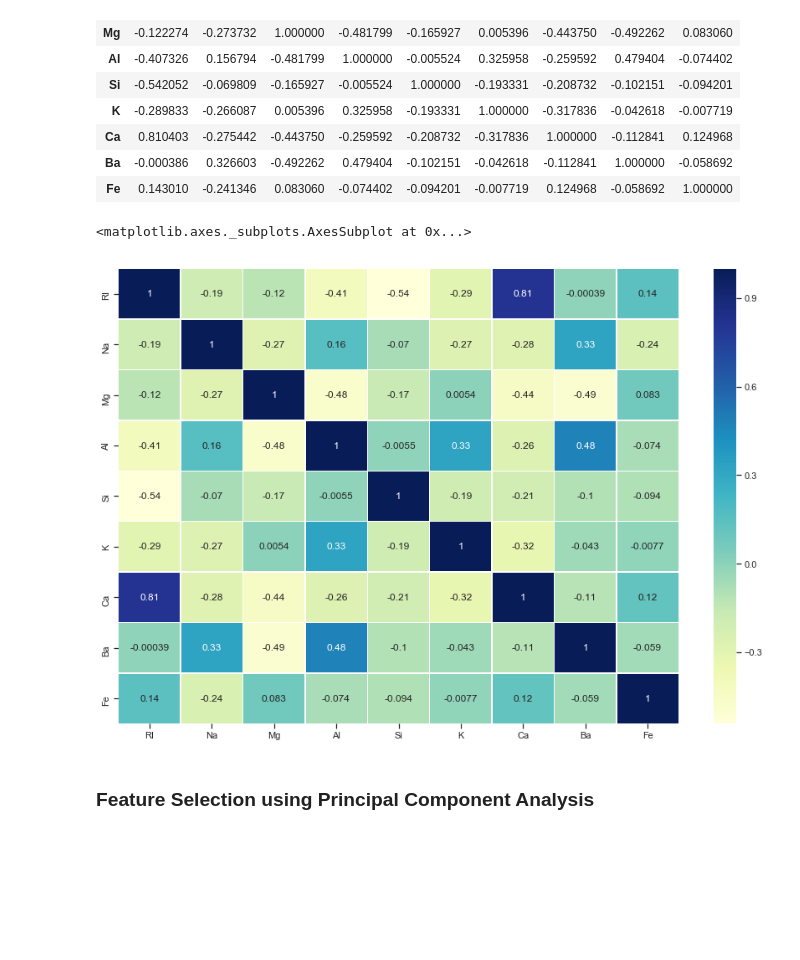
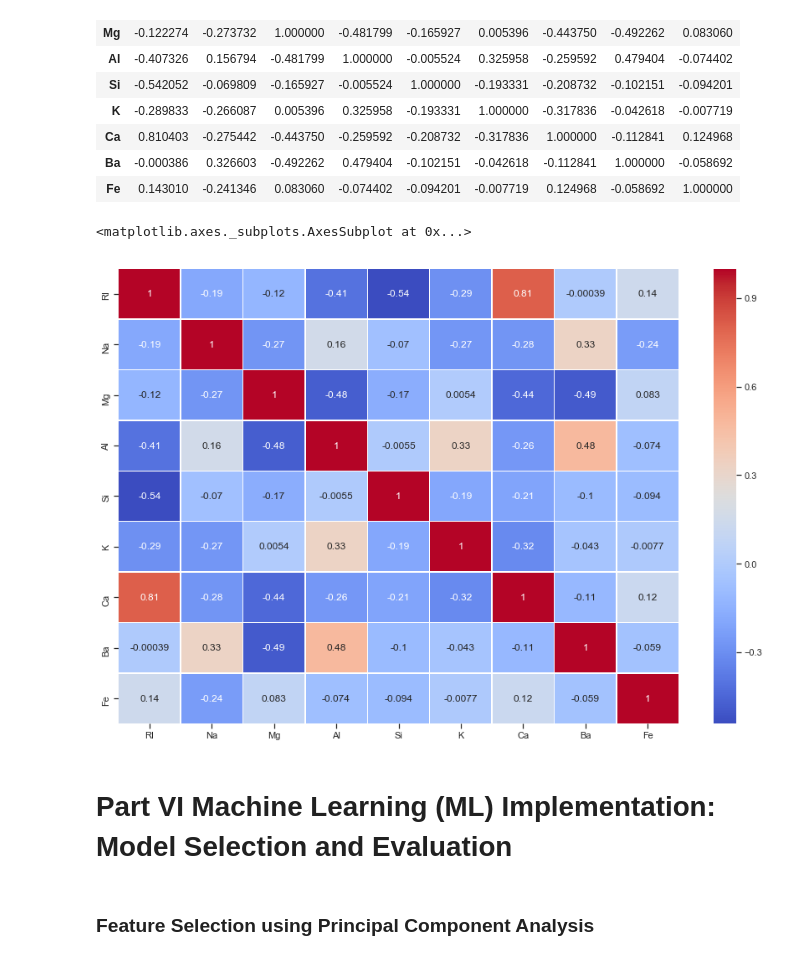
Before and after one commit to YavuzSelimGugen/BLM432E, a Jupyter notebook: Final/GlassV2.ipynb, the cells around one changed output. Saved outputs shown, nothing was run; the diff lists cells and outputs as text; code cells hidden in the pictures; blank space fills up the shorter version.

```diff
--- a/Final/GlassV2.ipynb
+++ b/Final/GlassV2.ipynb
@@ -111,0 +117,3 @@ Text(0.5, 1.0, 'Count of Glass Types')
+# %%
+from scipy import stats
+glass_df = glass_df[(np.abs(stats.zscore(glass_df)) < 3).all(axis=1)]
@@ -175,10 +185,12 @@ glass_df[['RI','Na','Mg','Al','Si','K','Ca','Ba','Fe']].corr()
 | Fe | 0.143010 | -0.241346 | 0.083060 | -0.074402 | -0.094201 | -0.007719 | 0.124968 | -0.058692 | 1.000000 |
 # %%
 plt.subplots(figsize=(15,10))
-sns.heatmap(glass_df[['RI','Na','Mg','Al','Si','K','Ca','Ba','Fe']].corr(),cmap='YlGnBu',annot=True, linewidth=.5)
+sns.heatmap(glass_df[['RI','Na','Mg','Al','Si','K','Ca','Ba','Fe']].corr(),cmap='coolwarm',annot=True, linewidth=.5)
 # %% [output]
 <matplotlib.axes._subplots.AxesSubplot at 0x...>
-[figure, old version]
+[figure, new version]
+# %% [markdown]
+# Part VI Machine Learning (ML) Implementation: Model Selection and Evaluation
 # %% [markdown]
 ### Feature Selection using Principal Component Analysis
 # %%
```
Also changed, not shown: parts of 24 cells of this notebook.
